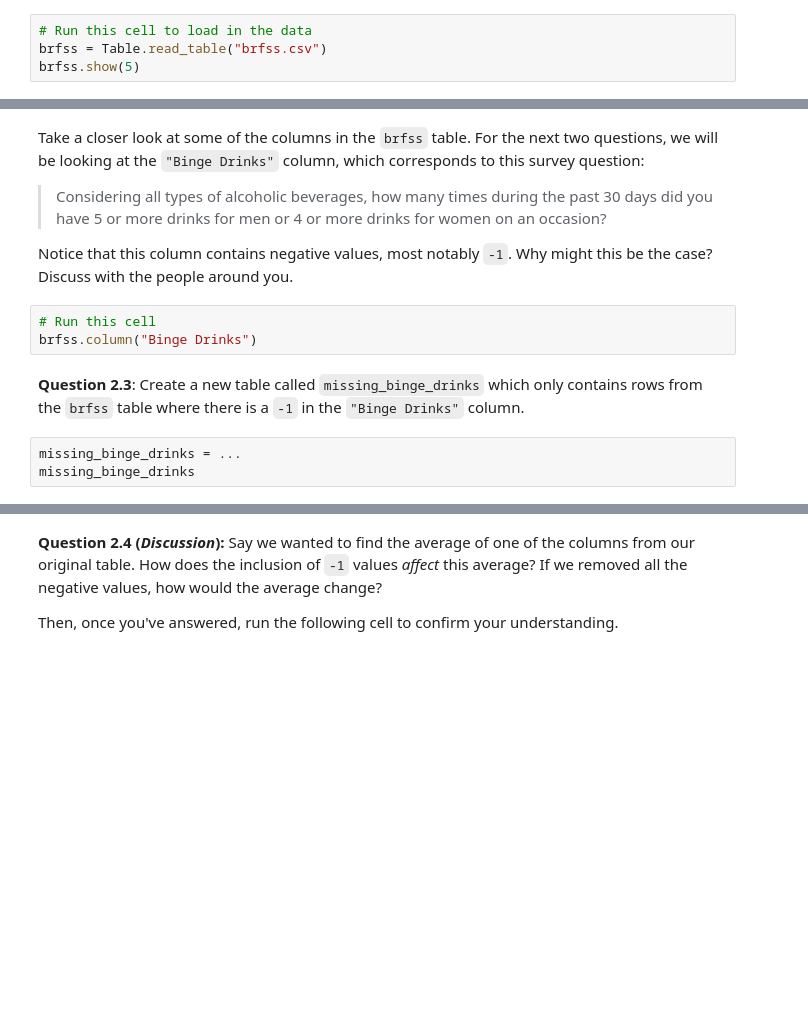
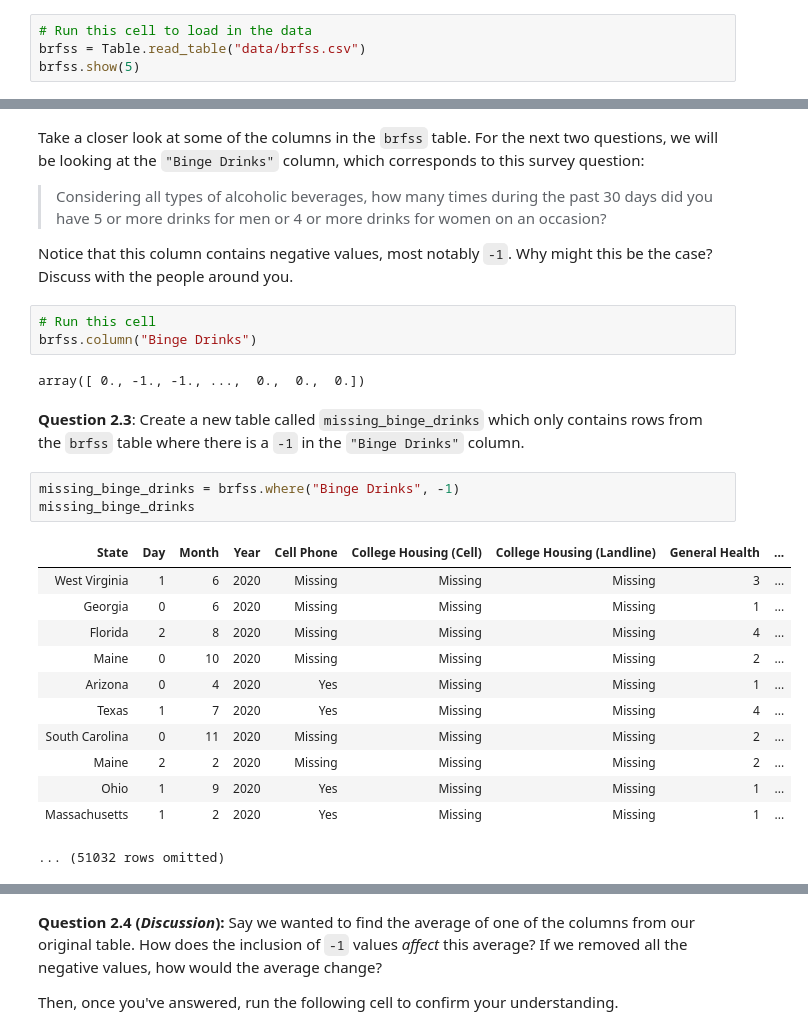
Before and after one commit to data-6-berkeley/materials-fa24, a Jupyter notebook: labs/lab03/lab03.ipynb, the cells around one changed output, grey strips where cells are left out. Saved outputs shown, nothing was run; the diff lists cells and outputs as text; blank space fills up the shorter version.

```diff
--- a/labs/lab03/lab03.ipynb
+++ b/labs/lab03/lab03.ipynb
@@ -125,5 +160,5 @@ The dataset that you will investigate is a **subset of the 2022 BRFSS Survey**.
 The use of the `show()` method **displays** the first n rows of a table. Like `print()` this does not return a value, it just displays the value to us at the end of a cell.
 # %%
 # Run this cell to load in the data
-brfss = Table.read_table("brfss.csv")
+brfss = Table.read_table("data/brfss.csv")
 brfss.show(5)
@@ -166,10 +233,25 @@ Notice that this column contains negative values, most notably `-1`. Why might t
 # %%
 # Run this cell
 brfss.column("Binge Drinks")
+# %% [output]
+array([ 0., -1., -1., ...,  0.,  0.,  0.])
 # %% [markdown]
 **Question 2.3**: Create a new table called `missing_binge_drinks` which only contains rows from the `brfss` table where there is a `-1` in the `"Binge Drinks"` column.
 # %%
-missing_binge_drinks = ...
+missing_binge_drinks = brfss.where("Binge Drinks", -1)
 missing_binge_drinks
+# %% [output]
+| State | Day | Month | Year | Cell Phone | College Housing (Cell) | College Housing (Landline) | General Health | ... |
+| West Virginia | 1 | 6 | 2020 | Missing | Missing | Missing | 3 | ... |
+| Georgia | 0 | 6 | 2020 | Missing | Missing | Missing | 1 | ... |
+| Florida | 2 | 8 | 2020 | Missing | Missing | Missing | 4 | ... |
+| Maine | 0 | 10 | 2020 | Missing | Missing | Missing | 2 | ... |
+| Arizona | 0 | 4 | 2020 | Yes | Missing | Missing | 1 | ... |
+| Texas | 1 | 7 | 2020 | Yes | Missing | Missing | 4 | ... |
+| South Carolina | 0 | 11 | 2020 | Missing | Missing | Missing | 2 | ... |
+| Maine | 2 | 2 | 2020 | Missing | Missing | Missing | 2 | ... |
+| Ohio | 1 | 9 | 2020 | Yes | Missing | Missing | 1 | ... |
+| Massachusetts | 1 | 2 | 2020 | Yes | Missing | Missing | 1 | ... |
+... (51032 rows omitted)
 # %%
 grader.check("q2_3")
```
Also changed, not shown: parts of 22 cells of this notebook.
